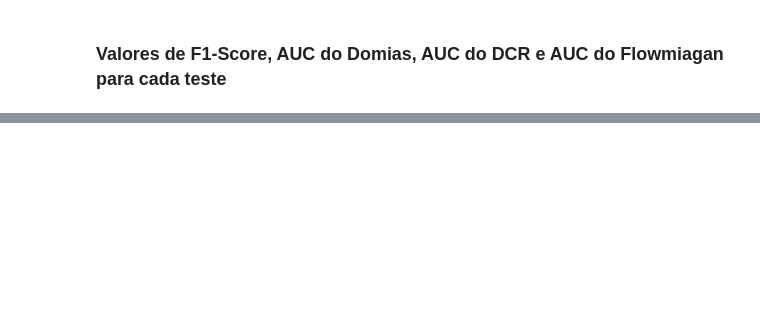
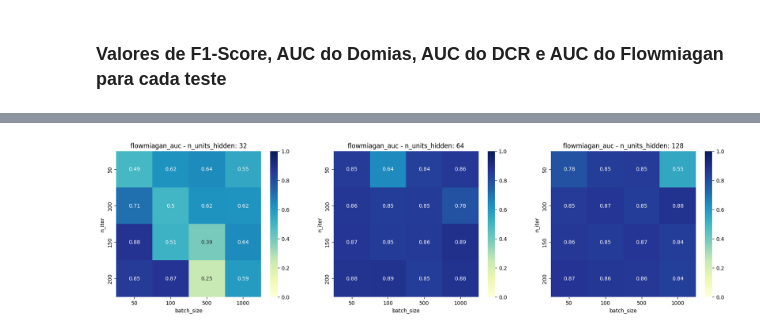
Before and after one commit to Alan-TC/AblationStudy, a Jupyter notebook: analise.ipynb, the cells around one changed output, grey strips where cells are left out. Cells and saved outputs as stored; diff of their text form; code cells hidden in the pictures; blank space fills up the shorter version.

```diff
--- a/analise.ipynb
+++ b/analise.ipynb
@@ -87,0 +108,6 @@ plt.tight_layout()
+# %%
+df_ablation['media_auc'] = (df_ablation['flowmiagan_auc'] + df_ablation['domias_auc'] + df_ablation['dcr_auc'])/3
+df_ablation['f1_X_auc'] = df_ablation['f1-score'] - df_ablation['media_auc']
+
+df_ablation = df_ablation.sort_values(by=['n_units_hidden', 'batch_size', 'n_iter'])
+df_ablation.head()
@@ -87,0 +156,21 @@ plt.tight_layout()
+# %%
+def grid_search_matrix(df, fixed_column: str, x_column: str, y_column: str, value_column: str):
+    all_fixed_values = pd.unique(df[fixed_column])
+
+    total_columns = len(all_fixed_values)
+
+    fig, ax = plt.subplots(figsize=(7*total_columns,5), ncols=total_columns, nrows= 1)
+
+    for i, fixed_in in enumerate(all_fixed_values):
+        result_heatmap = df[df[fixed_column] == fixed_in][[x_column, y_column, value_column]].pivot(index=y_column, columns=x_column, values=value_column)
+
+        sns.heatmap(result_heatmap, annot=True, cmap="YlGnBu", ax=ax[i], vmin=0, vmax=1)
+        ax[i].set_xlabel(x_column)
+        ax[i].set_ylabel(y_column)
+        ax[i].set_title(f"{value_column} - {fixed_column}: {fixed_in}")
+
+    plt.show()
+# %%
+grid_search_matrix(df_ablation, 'n_units_hidden', 'batch_size', 'n_iter', 'flowmiagan_auc')
+# %% [output]
+[figure, added]
```
Also changed, not shown: parts of 17 cells of this notebook, 9 other files.
